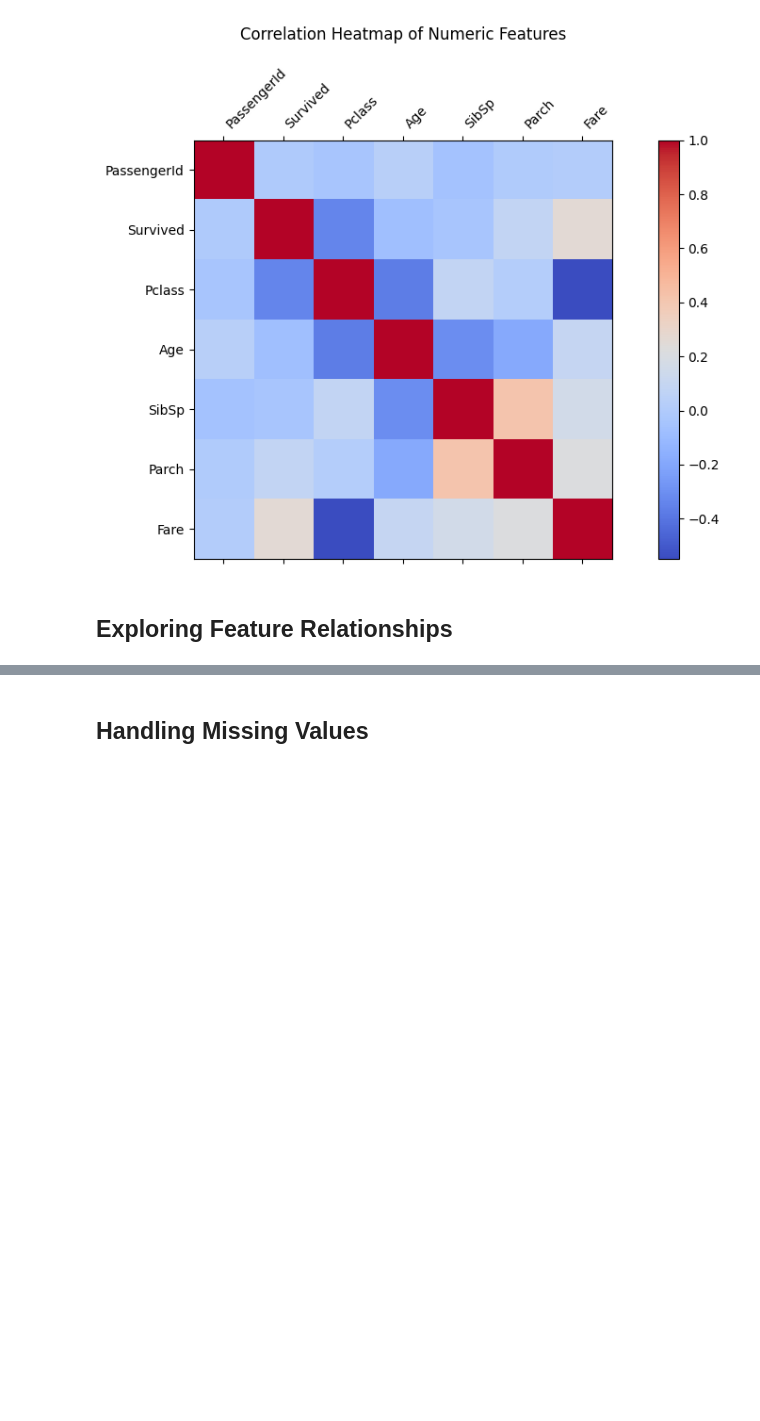
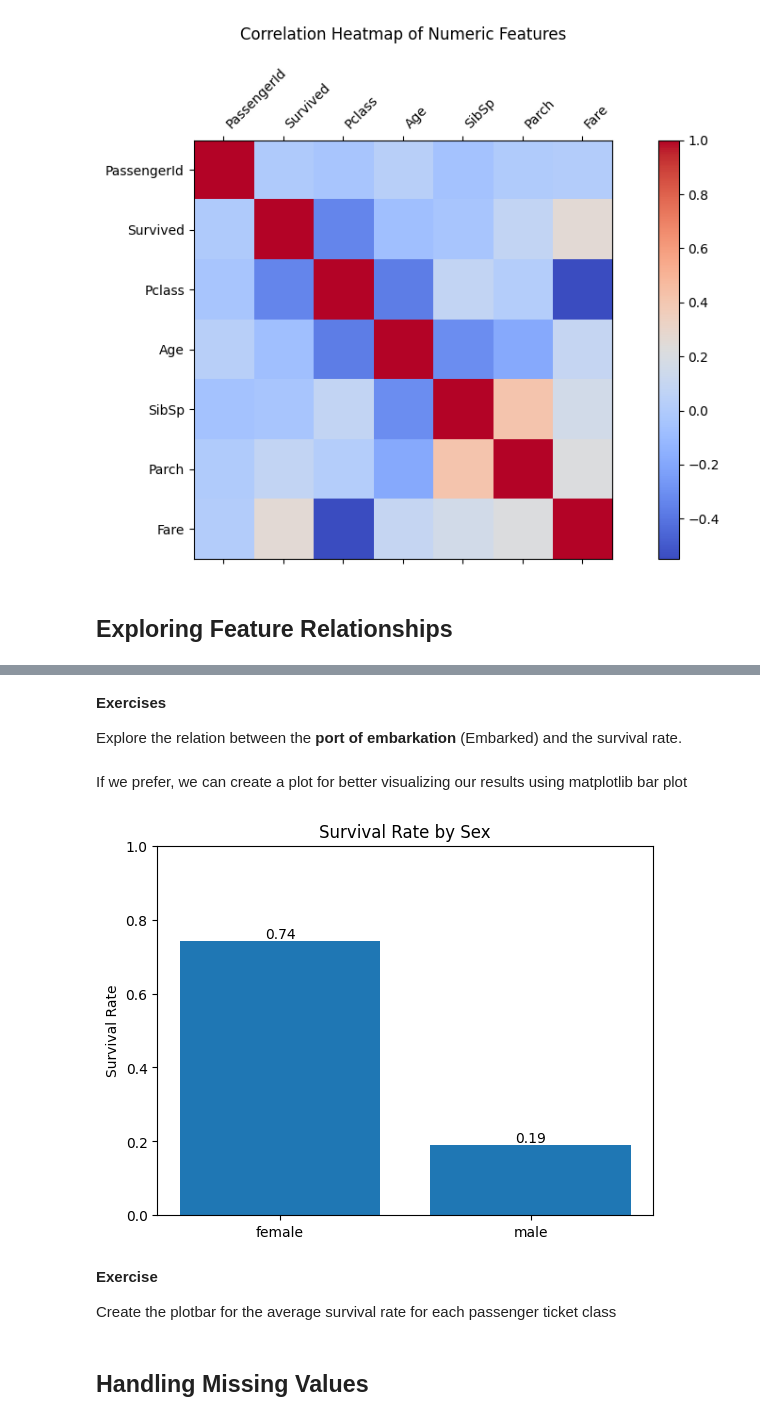
Before and after one commit to MAL-TO/Workshop-ML, a Jupyter notebook: lab-01.ipynb, the cells around one changed output, grey strips where cells are left out. Cells and saved outputs as stored; diff of their text form; code cells hidden in the pictures; blank space fills up the shorter version.

Commit message:
Finished section "Exploring Feature Relationships"

```diff
--- a/lab-01.ipynb
+++ b/lab-01.ipynb
@@ -580,0 +594,4 @@ plt.show()
+# %% [markdown]
+**Exercises**
+
+Explore the relation between the **port of embarkation** (Embarked) and the survival rate.
@@ -580,0 +600,26 @@ plt.show()
+# %% [markdown]
+If we prefer, we can create a plot for better visualizing our results using matplotlib bar plot
+# %%
+# Group and calculate survival rates
+survival_by_sex = df.groupby("Sex")["Survived"].mean()
+
+# Extract the index and relative values from our grouped data
+sex = survival_by_sex.index
+rates = survival_by_sex.values
+
+plt.bar(x=sex, height=rates)
+
+# Add values on top of bars
+for i, rate in enumerate(rates):
+    plt.text(x=i, y=rate, s=f'{rate:.2f}', ha='center', va='bottom', fontsize=10)
+
+plt.ylim(0, 1)
+plt.title('Survival Rate by Sex')
+plt.ylabel('Survival Rate')
+plt.show()
+# %% [output]
+[figure, added]
+# %% [markdown]
+**Exercise**
+
+Create the plotbar for the average survival rate for each passenger ticket class
```
Also changed, not shown: parts of 12 cells of this notebook, 1 other file.
